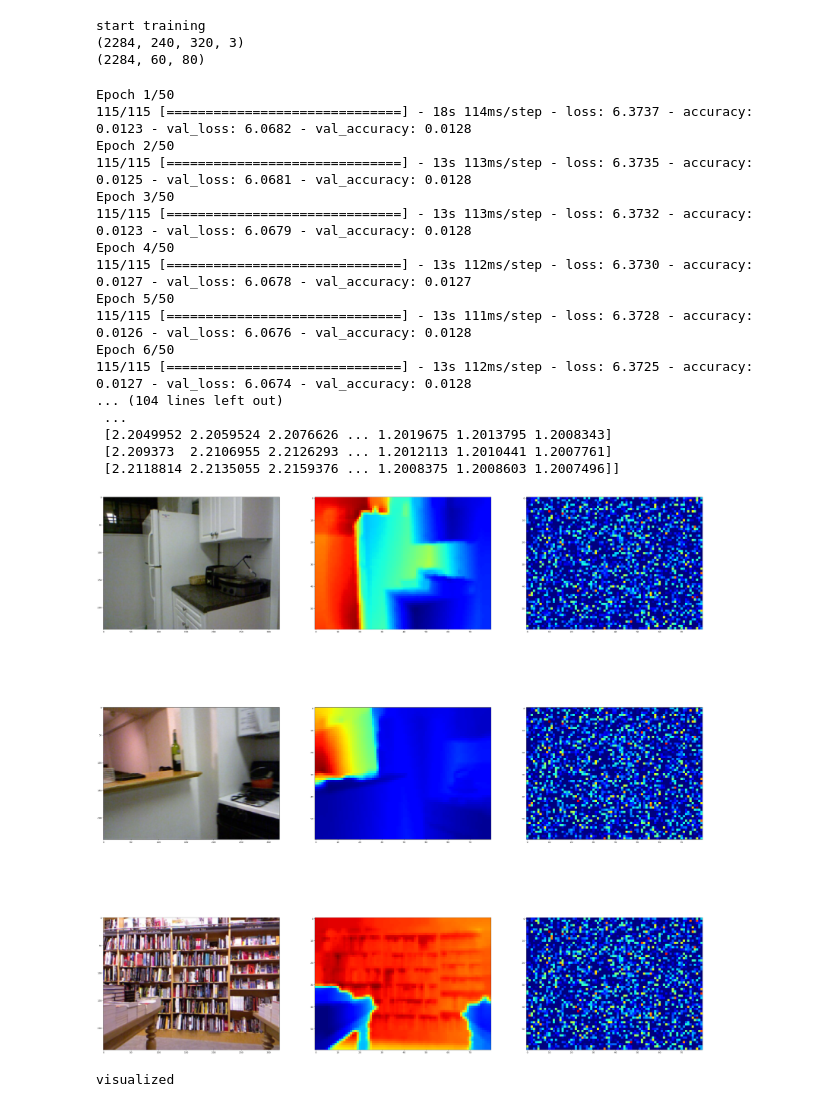
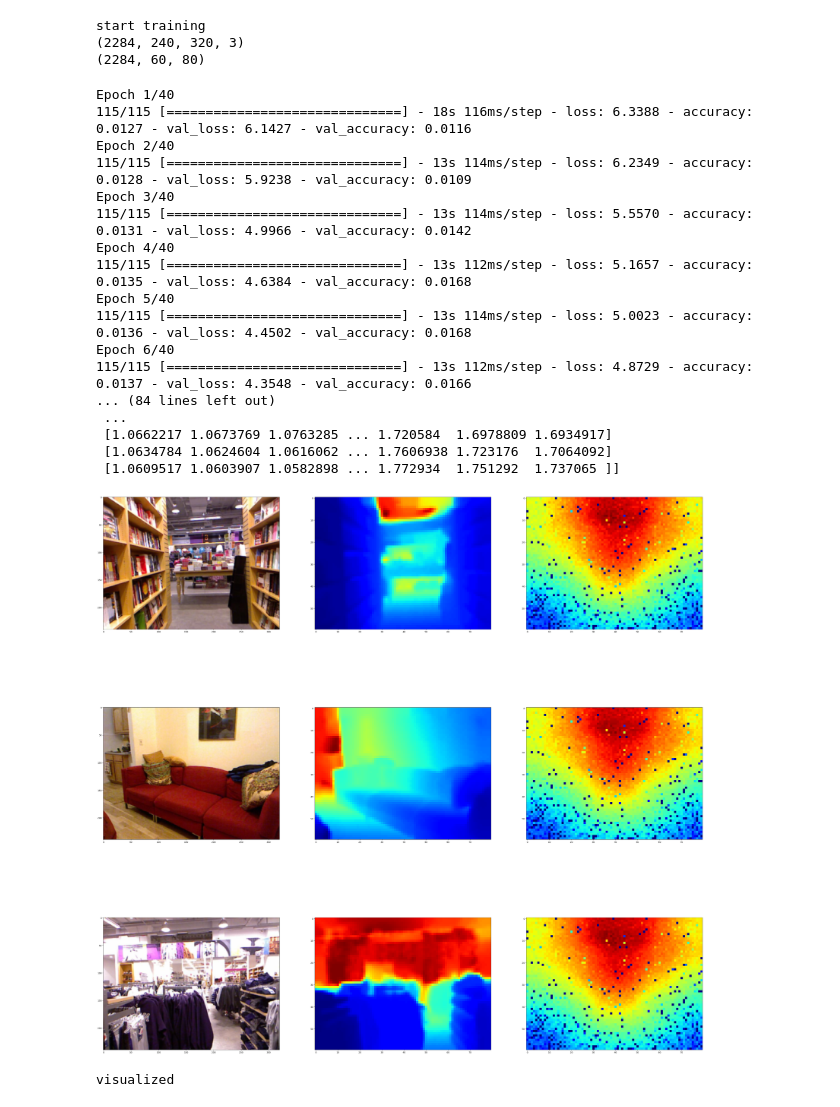
Before and after one commit to keysmon/Reimplement-depth-map-prediction, a Jupyter notebook: coarse_network.ipynb, the cells around one changed output. Cells and saved outputs as stored; diff of their text form; code cells hidden in the pictures.

```diff
--- a/coarse_network.ipynb
+++ b/coarse_network.ipynb
@@ -53,8 +53,8 @@ def coarse_nn(X,Y):
     model.add(keras.layers.Dense(4800,activation='relu')) # output at 1/4 resolution of input
     model.add(keras.layers.Reshape((60,80)))
 
-    model.compile(optimizer = tf.keras.optimizers.SGD(learning_rate=0.00001),loss = Scale_invariant_loss,metrics = ['accuracy'])
-    model.fit(x = X,y = Y, epochs = 50,batch_size = 16, validation_split=0.2)
+    model.compile(optimizer = tf.keras.optimizers.SGD(learning_rate=0.001),loss = Scale_invariant_loss,metrics = ['accuracy'])
+    model.fit(x = X,y = Y, epochs = 40,batch_size = 16, validation_split=0.2)
     #coarse_output = model.predict(X)
     #model.save("my_coarse_model")
     print("Model Saved")
@@ -135,48 +135,48 @@ def plot_coarse(coarse_model,data_depth,data_images):
     coarse_prediction = model_predict(coarse_model,data_images)
     print("coarse_prediction -",coarse_prediction[0])
     print("Data_depth -",data_depth[0])
     visualize_depth_map((data_images,data_depth,coarse_prediction))
     print("visualized")
 
     return
 
 def main():
     data_depth,data_images = import_data()
     data_depth,data_images = sklearn.utils.shuffle(data_depth,data_images)
     data_images = np.divide(data_images, 255)
     data_images = np.array([cv2.rotate(i,cv2.ROTATE_90_CLOCKWISE) for i in data_images])
     data_depth = np.array([cv2.rotate(i,cv2.ROTATE_90_CLOCKWISE) for i in data_depth])
 
     print("start training")
     coarse_model = coarse_output = coarse_nn(data_images,data_depth)
     print("start plotting")
     plot_coarse(coarse_model,data_depth[:100],data_images[:100])
 
 
     return
 
 if __name__ == "__main__":
     main()
 # %% [output]
 start training
 (2284, 240, 320, 3)
 (2284, 60, 80)
-Epoch 1/50
-115/115 [==============================] - 18s 114ms/step - loss: 6.3737 - accuracy: 0.0123 - val_loss: 6.0682 - val_accuracy: 0.0128
-Epoch 2/50
-115/115 [==============================] - 13s 113ms/step - loss: 6.3735 - accuracy: 0.0125 - val_loss: 6.0681 - val_accuracy: 0.0128
-Epoch 3/50
-115/115 [==============================] - 13s 113ms/step - loss: 6.3732 - accuracy: 0.0123 - val_loss: 6.0679 - val_accuracy: 0.0128
-Epoch 4/50
-115/115 [==============================] - 13s 112ms/step - loss: 6.3730 - accuracy: 0.0127 - val_loss: 6.0678 - val_accuracy: 0.0127
-Epoch 5/50
-115/115 [==============================] - 13s 111ms/step - loss: 6.3728 - accuracy: 0.0126 - val_loss: 6.0676 - val_accuracy: 0.0128
-Epoch 6/50
-115/115 [==============================] - 13s 112ms/step - loss: 6.3725 - accuracy: 0.0127 - val_loss: 6.0674 - val_accuracy: 0.0128
-... (104 lines left out)
+Epoch 1/40
+115/115 [==============================] - 18s 116ms/step - loss: 6.3388 - accuracy: 0.0127 - val_loss: 6.1427 - val_accuracy: 0.0116
+Epoch 2/40
+115/115 [==============================] - 13s 114ms/step - loss: 6.2349 - accuracy: 0.0128 - val_loss: 5.9238 - val_accuracy: 0.0109
+Epoch 3/40
+115/115 [==============================] - 13s 114ms/step - loss: 5.5570 - accuracy: 0.0131 - val_loss: 4.9966 - val_accuracy: 0.0142
+Epoch 4/40
+115/115 [==============================] - 13s 112ms/step - loss: 5.1657 - accuracy: 0.0135 - val_loss: 4.6384 - val_accuracy: 0.0168
+Epoch 5/40
+115/115 [==============================] - 13s 114ms/step - loss: 5.0023 - accuracy: 0.0136 - val_loss: 4.4502 - val_accuracy: 0.0168
+Epoch 6/40
+115/115 [==============================] - 13s 112ms/step - loss: 4.8729 - accuracy: 0.0137 - val_loss: 4.3548 - val_accuracy: 0.0166
+... (84 lines left out)
  ...
- [2.2049952 2.2059524 2.2076626 ... 1.2019675 1.2013795 1.2008343]
- [2.209373  2.2106955 2.2126293 ... 1.2012113 1.2010441 1.2007761]
- [2.2118814 2.2135055 2.2159376 ... 1.2008375 1.2008603 1.2007496]]
+ [1.0662217 1.0673769 1.0763285 ... 1.720584  1.6978809 1.6934917]
+ [1.0634784 1.0624604 1.0616062 ... 1.7606938 1.723176  1.7064092]
+ [1.0609517 1.0603907 1.0582898 ... 1.772934  1.751292  1.737065 ]]
-[figure, old version]
+[figure, new version]
 visualized
```
